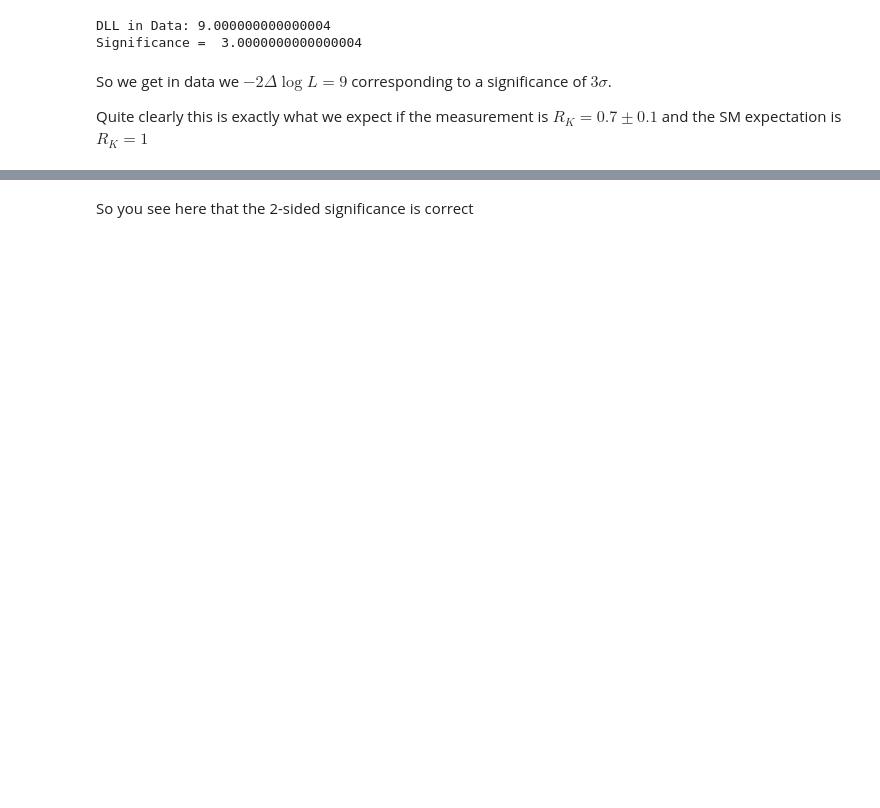
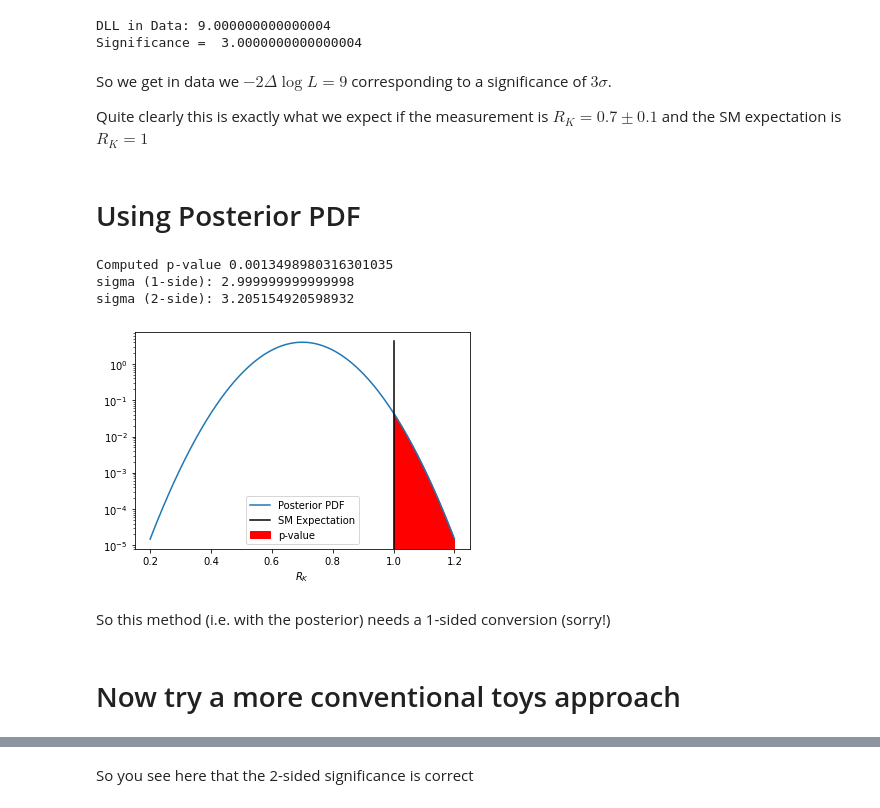
Before and after one commit to matthewkenzie/notebooks, a Jupyter notebook: rk.ipynb, the cells around one changed output, grey strips where cells are left out. Drawn from its saved outputs; the diff is of its cells as text; code cells hidden in the pictures; blank space fills up the shorter version.

Commit message:
New RK posterior thing

```diff
--- a/rk.ipynb
+++ b/rk.ipynb
@@ -28,4 +32,37 @@ Significance =  3.0000000000000004
 So we get in data we $-2\Delta \log L = 9$ corresponding to a significance of $3\sigma$.
 
 Quite clearly this is exactly what we expect if the measurement is $R_K = 0.7\pm 0.1$ and the SM expectation is $R_K =1$
+# %% [markdown]
+# Using Posterior PDF
+# %%
+### Now do the posterior PDF p-value computation
+
+n = norm(*data_obs)
+pval = 1-n.cdf(1)
+
+
+sigma_1sided = chi2.ppf(1-2*pval,1)**0.5
+sigma_2sided = chi2.ppf(1-pval,1)**0.5
+
+
+x = np.linspace(0.2,1.2,400)
+plt.fill_between( x[x>sm_exp], 0, n.pdf(x[x>sm_exp]), color='r', label='p-value')
+plt.plot(x, n.pdf(x), label='Posterior PDF')
+plt.plot( (sm_exp,sm_exp), (0,plt.ylim()[1]), 'k-', label='SM Expectation')
+plt.yscale('log')
+plt.xlabel('$R_K$')
+plt.legend()
+
+print('Computed p-value', pval)
+print('sigma (1-side):', sigma_1sided)
+print('sigma (2-side):', sigma_2sided)
+# %% [output]
+Computed p-value 0.0013498980316301035
+sigma (1-side): 2.999999999999998
+sigma (2-side): 3.205154920598932
+[figure, added]
+# %% [markdown]
+So this method (i.e. with the posterior) needs a 1-sided conversion (sorry!)
+# %% [markdown]
+# Now try a more conventional toys approach
 # %%
```
Also changed, not shown: parts of 5 cells of this notebook.
